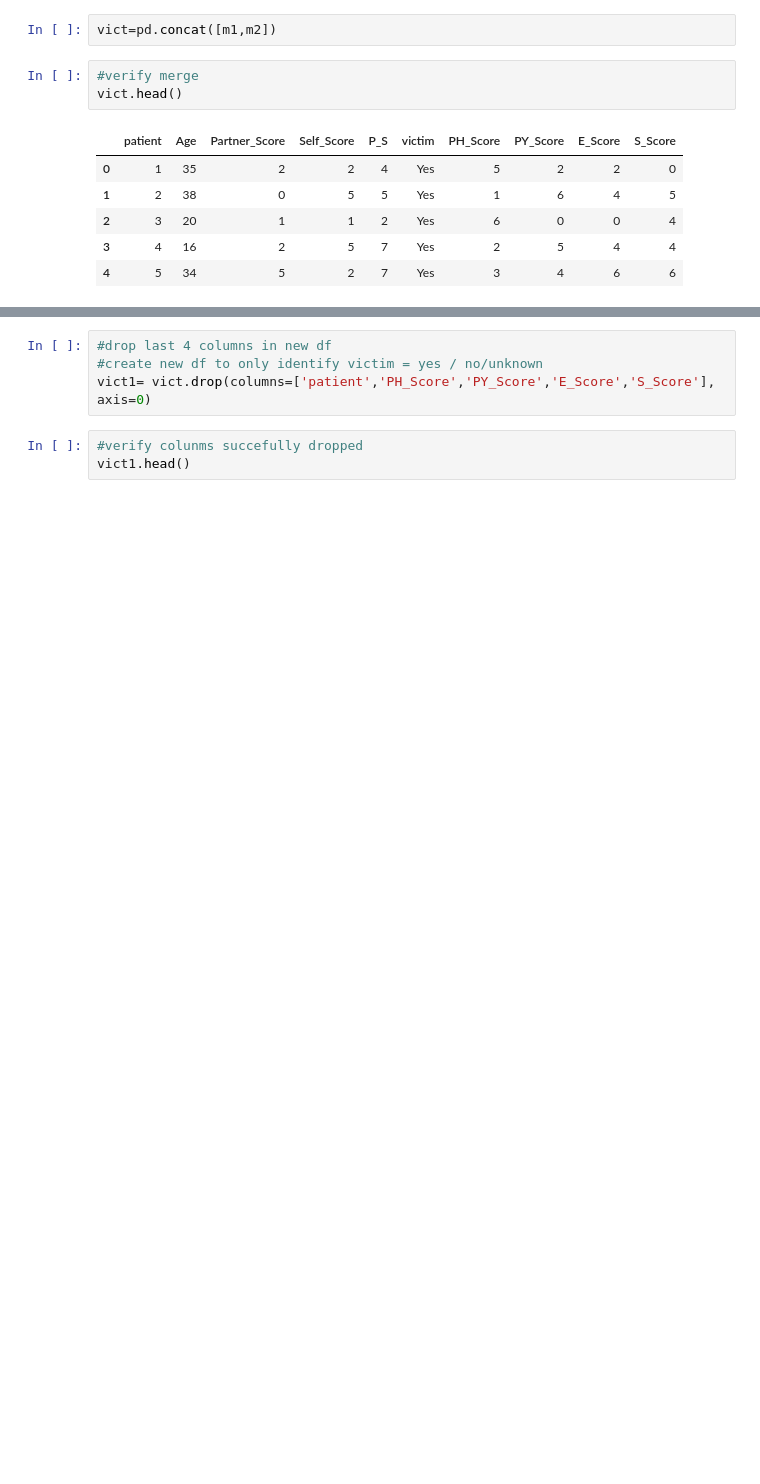
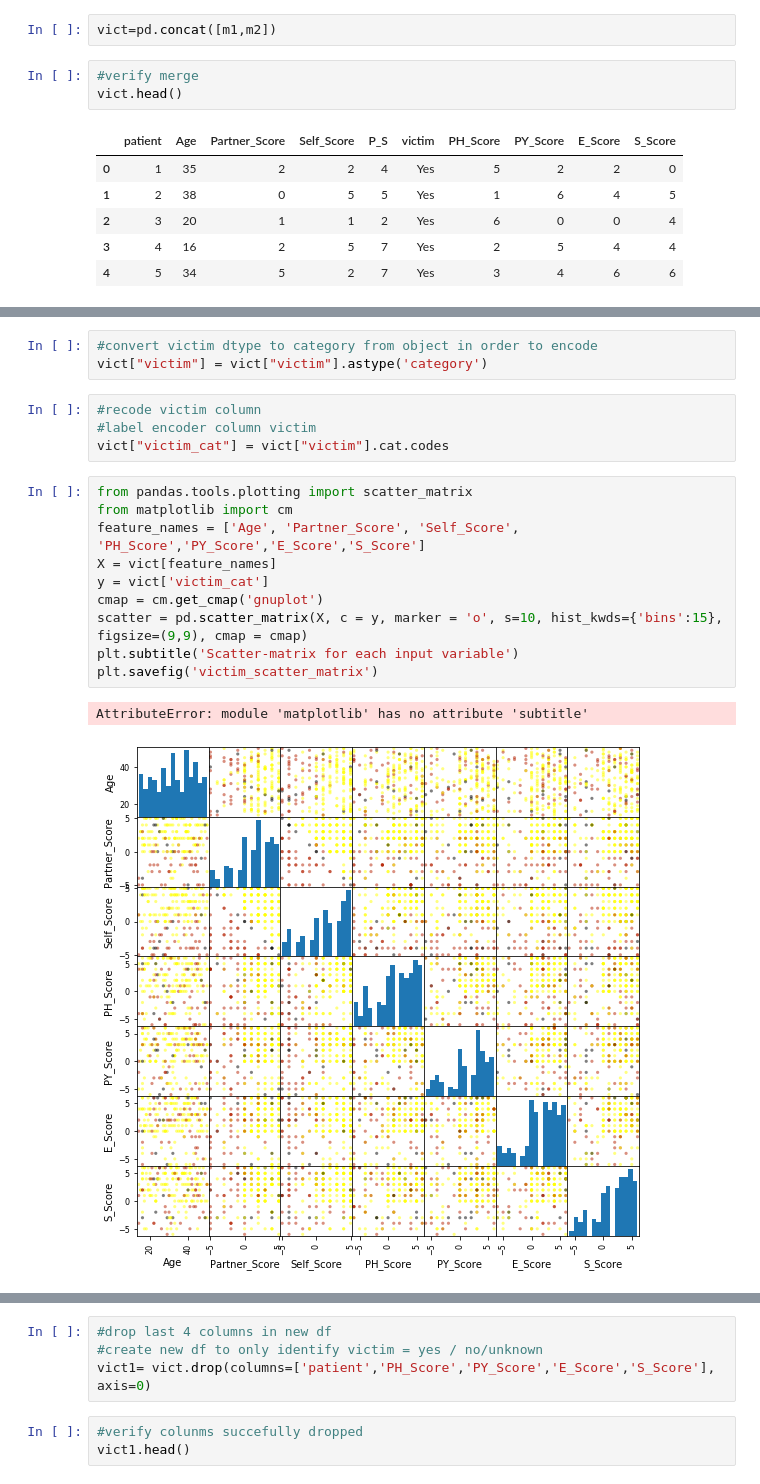
Before and after one commit to ClarkeDee/Capstone, a Jupyter notebook: Classifier.ipynb, the cells around one changed output, grey strips where cells are left out. Saved outputs shown, nothing was run; the diff lists cells and outputs as text; blank space fills up the shorter version.

```diff
--- a/Classifier.ipynb
+++ b/Classifier.ipynb
@@ -50,0 +47,20 @@ Unknown
+# %%
+#convert victim dtype to category from object in order to encode
+vict["victim"] = vict["victim"].astype('category')
+# %%
+#recode victim column
+#label encoder column victim
+vict["victim_cat"] = vict["victim"].cat.codes
+# %%
+from pandas.tools.plotting import scatter_matrix
+from matplotlib import cm
+feature_names = ['Age', 'Partner_Score', 'Self_Score', 'PH_Score','PY_Score','E_Score','S_Score']
+X = vict[feature_names]
+y = vict['victim_cat']
+cmap = cm.get_cmap('gnuplot')
+scatter = pd.scatter_matrix(X, c = y, marker = 'o', s=10, hist_kwds={'bins':15}, figsize=(9,9), cmap = cmap)
+plt.subtitle('Scatter-matrix for each input variable')
+plt.savefig('victim_scatter_matrix')
+# %% [output]
+AttributeError: module 'matplotlib' has no attribute 'subtitle'
+[figure, added]
```
Also changed, not shown: parts of 23 cells of this notebook, 1 other file.
